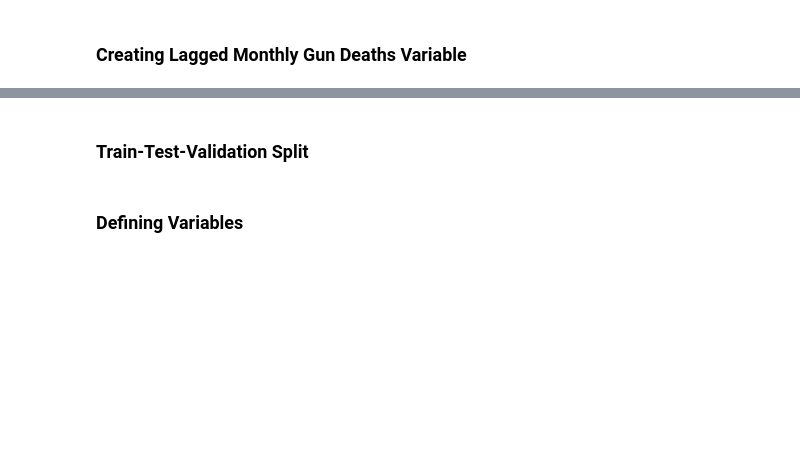
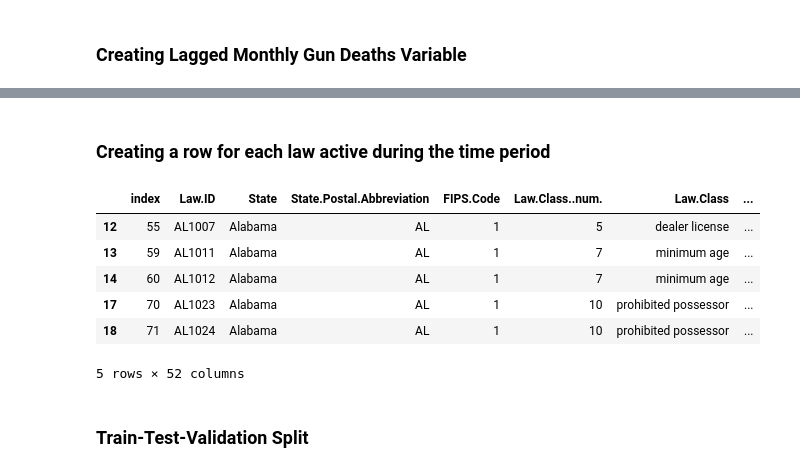
Before and after one commit to hanansuk/guns_n_roses, a Jupyter notebook: lme_model.ipynb, the cells around one changed output, grey strips where cells are left out. Cells and saved outputs as stored; diff of their text form; code cells hidden in the pictures; blank space fills up the shorter version.

```diff
--- a/lme_model.ipynb
+++ b/lme_model.ipynb
@@ -136,2 +125,27 @@ deaths['active_gun_laws'] = active_gun_laws
+# %% [markdown]
+### Creating a row for each law active during the time period
+# %%
+def find_active_laws(row: pd.Series):
+    this_state_laws = gun_law_topics[gun_law_topics.State == row.state].copy()
+    all_active_laws = this_state_laws[(row.period >= this_state_laws['Effective.Date']) & (row.period < this_state_laws['Supersession.Date'])].copy()
+    if len(all_active_laws) > 0:
+        all_active_laws = all_active_laws.assign(state = row.state)
+        all_active_laws = all_active_laws.assign(period = row.period)
+        all_active_laws = all_active_laws.assign(monthly_gun_deaths = row.monthly_gun_deaths)
+        all_active_laws = all_active_laws.assign(prior_monthly_deaths = row.prior_monthly_deaths)
+        return all_active_laws
+
+res = map(lambda row: find_active_laws(row[1]), deaths.iterrows())
+res = pd.concat(res)
+# %%
+res.head()
+# %% [output]
+|  | index | Law.ID | State | State.Postal.Abbreviation | FIPS.Code | Law.Class..num. | Law.Class | ... |
+| 12 | 55 | AL1007 | Alabama | AL | 1 | 5 | dealer license | ... |
+| 13 | 59 | AL1011 | Alabama | AL | 1 | 7 | minimum age | ... |
+| 14 | 60 | AL1012 | Alabama | AL | 1 | 7 | minimum age | ... |
+| 17 | 70 | AL1023 | Alabama | AL | 1 | 10 | prohibited possessor | ... |
+| 18 | 71 | AL1024 | Alabama | AL | 1 | 10 | prohibited possessor | ... |
+5 rows × 52 columns
 # %% [markdown]
 ### Train-Test-Validation Split
@@ -159,2 +151,0 @@ labels_test = y_test.values.astype(np.int32)
-# %% [markdown]
-### Defining Variables
```
Also changed, not shown: parts of 50 cells of this notebook.
